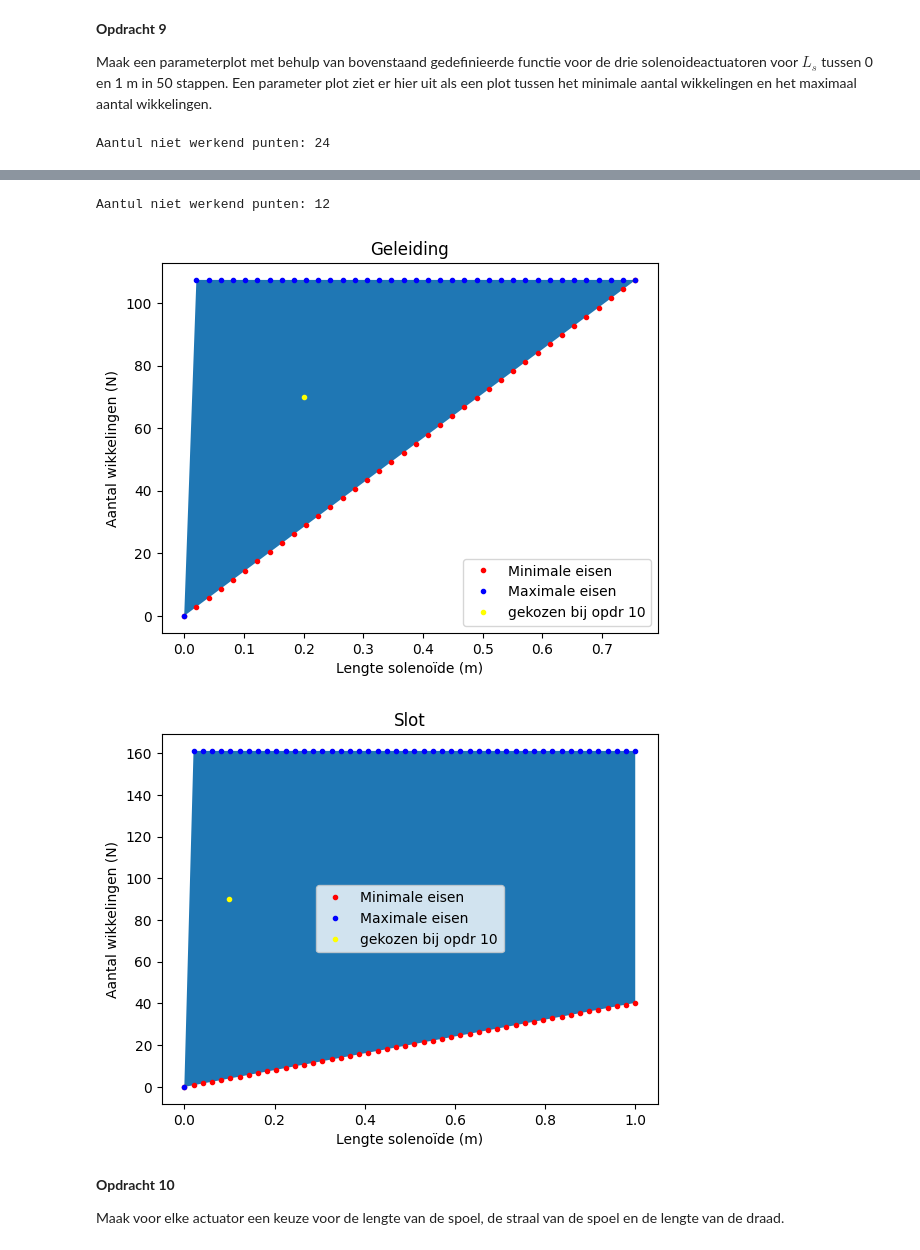
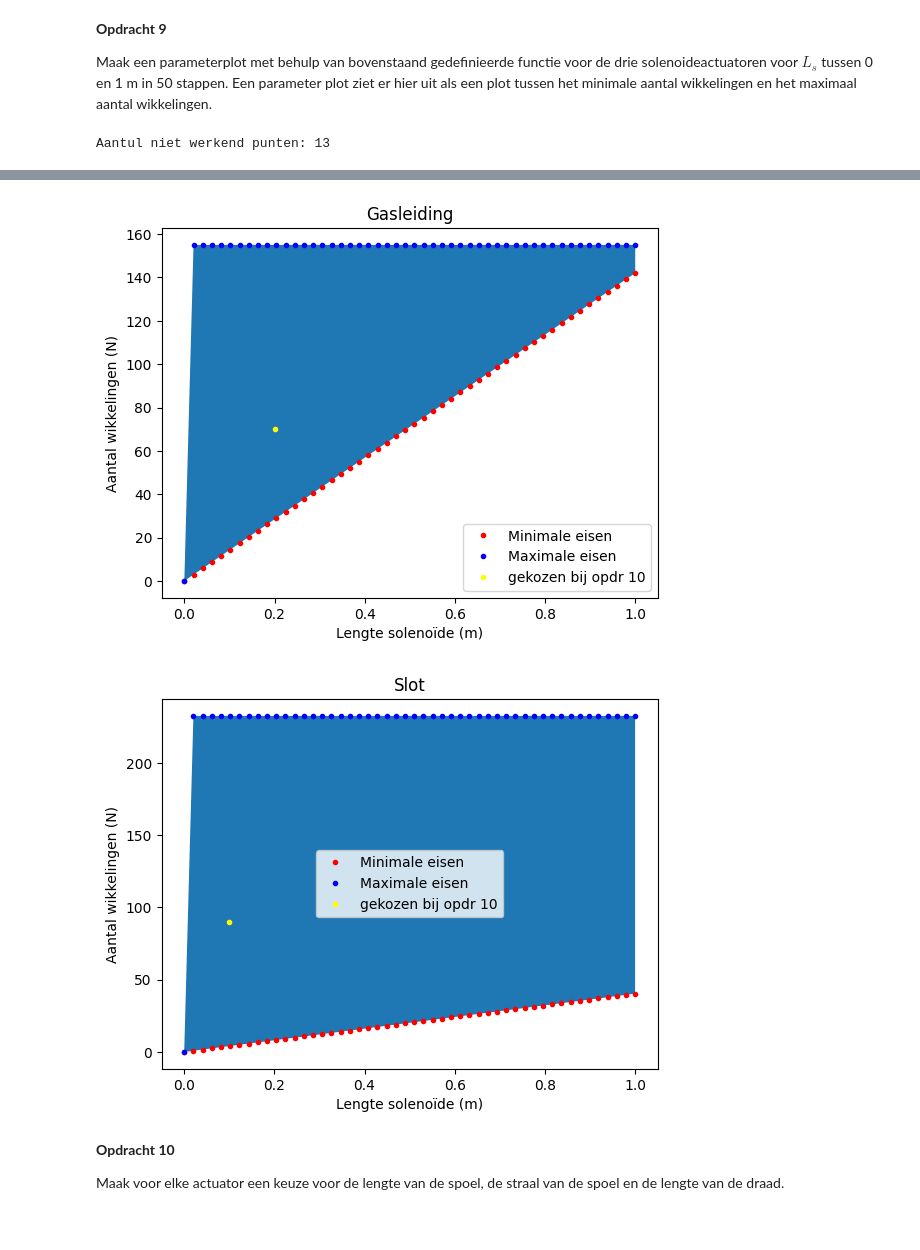
Before and after one commit to IshaSchneiders/opdrachten-DEF-D-Isha_Schneiders, a Jupyter notebook: DigitaleOntwerpopdrachten/2KrachtactuatorOpdracht/2KrachtactuatorOpdracht/KrachtactuatorOpdracht.ipynb, the cells around one changed output, grey strips where cells are left out. Cells and saved outputs as stored; diff of their text form; code cells hidden in the pictures.

```diff
--- a/DigitaleOntwerpopdrachten/2KrachtactuatorOpdracht/2KrachtactuatorOpdracht/KrachtactuatorOpdracht.ipynb
+++ b/DigitaleOntwerpopdrachten/2KrachtactuatorOpdracht/2KrachtactuatorOpdracht/KrachtactuatorOpdracht.ipynb
@@ -192,8 +192,8 @@ def  L_draad(r_d, U, rho_d, I):
 #Deur actuator
 U_batterij = 9 #V
 I_batterij = 0.5 #A
-r_d_batterij = 0.0001 #m
-rho_d = 0.097*1e-6 #soortelijke weerstand van ijzer Ohm*m
+r_d_batterij = 0.5*0.1e-3 #m
+rho_d = 1.68*1e-8 #soortelijke weerstand van koper Ohm*m
 
 print("batterij:")
 max_L_batterij = L_draad(r_d_batterij, U_batterij, rho_d, I_batterij)
@@ -202,7 +202,7 @@ max_L_batterij = L_draad(r_d_batterij, U_batterij, rho_d, I_batterij)
 #Ontwerp 3 en 4: leiding en Deur slot
 U_uno = 5 #V
 I_uno = 0.04 #A
-r_d_uno = 5*1e-5 #m
+r_d_uno = 0.5*0.05*1e-3 #m
 print("arduino uno:")
 max_L_uno = L_draad(r_d_uno, U_uno, rho_d, I_uno)
 # %% [output]
@@ -301,7 +301,7 @@ plt.plot(L_s_opdr9, N_min_eis_geleiding,'r.', label='Minimale eisen')
 plt.plot(L_s_opdr9, N_max_eis_geleiding, 'b.', label='Maximale eisen')
 plt.plot(0.2,70,".",color="yellow",label="gekozen bij opdr 10")
 plt.legend()
-plt.title("Geleiding")
+plt.title("Gasleiding")
 plt.xlabel("Lengte solenoïde (m)")
 plt.ylabel("Aantal wikkelingen (N)")
 plt.show()
@@ -322,4 +322,4 @@ plt.xlabel("Lengte solenoïde (m)")
 plt.ylabel("Aantal wikkelingen (N)")
 plt.show()
 # %% [output]
-Aantul niet werkend punten: 24
+Aantul niet werkend punten: 13
@@ -327,6 +327,5 @@ Aantul niet werkend punten: 24
-Aantul niet werkend punten: 12
-[figure, old version]
+[figure, new version]
-[figure, old version]
+[figure, new version]
 # %% [markdown]
 **Opdracht 10**
 
```
Also changed, not shown: parts of 5 cells of this notebook.
